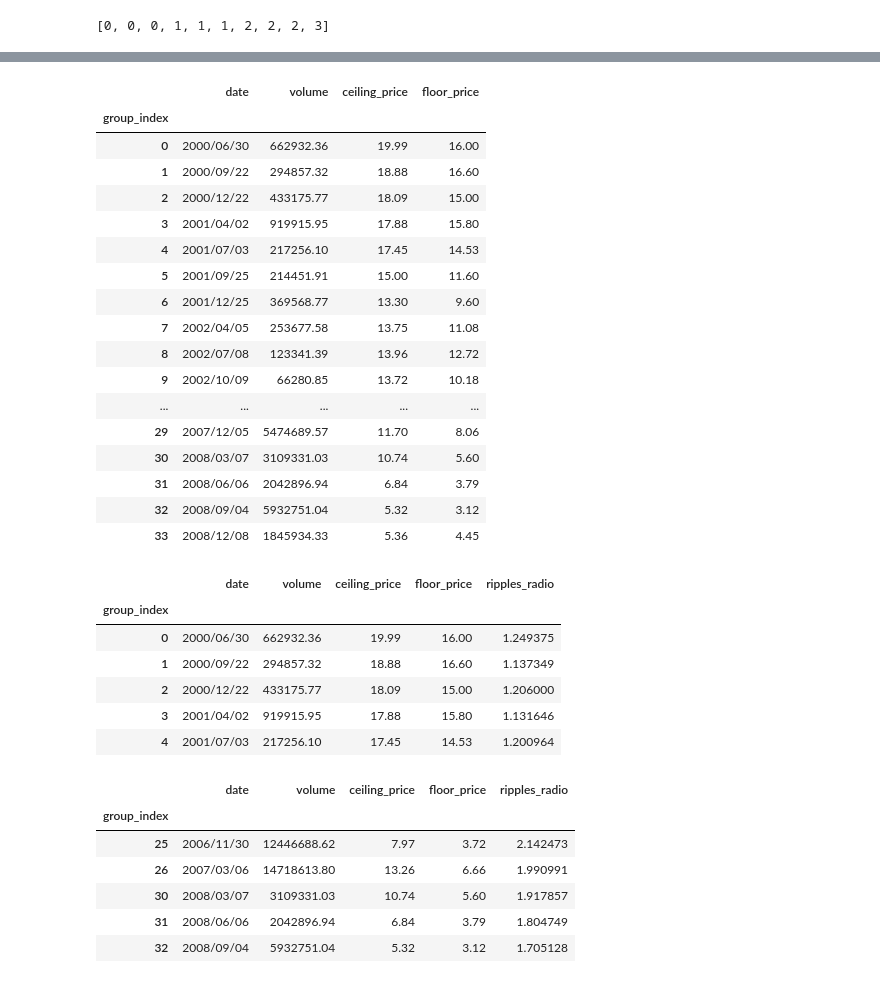
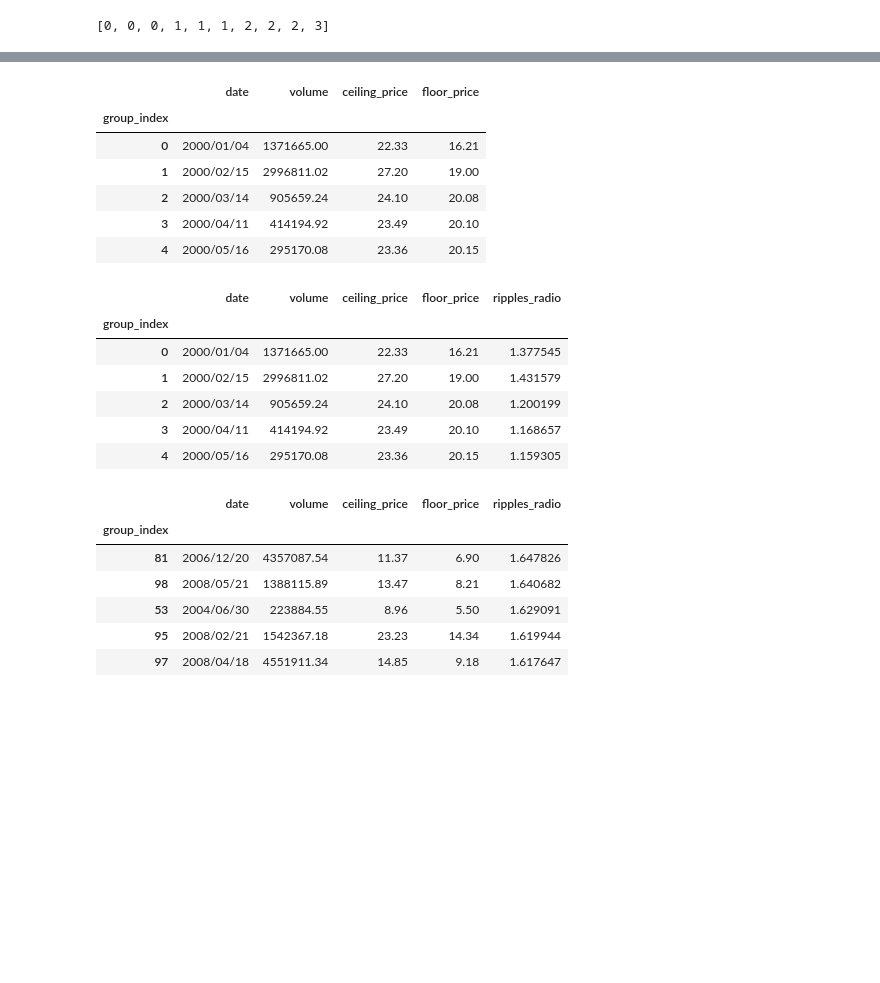
Before and after one commit to kamidox/stock-data, a Jupyter notebook: stock.ipynb, the cells around one changed output, grey strips where cells are left out. Cells and saved outputs as stored; diff of their text form; code cells hidden in the pictures; blank space fills up the shorter version.

```diff
--- a/stock.ipynb
+++ b/stock.ipynb
@@ -59,7 +62,7 @@ day.head()
 
 这里，我们直接使用青岛海尔 600690 这个股票来作为示例。我们直接读取已经合并过的数据。
 # %%
-qdhr = pd.read_csv('data/SH600300.csv')
+qdhr = pd.read_csv('data/SH600690.csv')
 qdhr.head()
 # %% [output]
 |  | date | floor_price | opening_price | ceiling_price | volume | amount | closing_price |
@@ -93,7 +96,7 @@ gen_item_group_index(10, 3)
 # %% [output]
 [0, 0, 0, 1, 1, 1, 2, 2, 2, 3]
 # %%
-group_len = 60
+group_len = 20
 
 group_index = gen_item_group_index(len(qdhr), group_len)
 # 把分组索引数据添加到股票数据里
@@ -121,26 +124,15 @@ qdhr
 # %%
 # 根据索引分组计算
 qdhr_group = qdhr.groupby('group_index').agg({'date': 'first', 'volume': 'sum', 'floor_price': 'min', 'ceiling_price': 'max'})
-qdhr_group
+qdhr_group.head()
 # %% [output]
 |  | date | volume | ceiling_price | floor_price |
 | group_index |  |  |  |  |
-| 0 | 2000/06/30 | 662932.36 | 19.99 | 16.00 |
-| 1 | 2000/09/22 | 294857.32 | 18.88 | 16.60 |
-| 2 | 2000/12/22 | 433175.77 | 18.09 | 15.00 |
-| 3 | 2001/04/02 | 919915.95 | 17.88 | 15.80 |
-| 4 | 2001/07/03 | 217256.10 | 17.45 | 14.53 |
-| 5 | 2001/09/25 | 214451.91 | 15.00 | 11.60 |
-| 6 | 2001/12/25 | 369568.77 | 13.30 | 9.60 |
-| 7 | 2002/04/05 | 253677.58 | 13.75 | 11.08 |
-| 8 | 2002/07/08 | 123341.39 | 13.96 | 12.72 |
-| 9 | 2002/10/09 | 66280.85 | 13.72 | 10.18 |
-| ... | ... | ... | ... | ... |
-| 29 | 2007/12/05 | 5474689.57 | 11.70 | 8.06 |
-| 30 | 2008/03/07 | 3109331.03 | 10.74 | 5.60 |
-| 31 | 2008/06/06 | 2042896.94 | 6.84 | 3.79 |
-| 32 | 2008/09/04 | 5932751.04 | 5.32 | 3.12 |
-| 33 | 2008/12/08 | 1845934.33 | 5.36 | 4.45 |
+| 0 | 2000/01/04 | 1371665.00 | 22.33 | 16.21 |
+| 1 | 2000/02/15 | 2996811.02 | 27.20 | 19.00 |
+| 2 | 2000/03/14 | 905659.24 | 24.10 | 20.08 |
+| 3 | 2000/04/11 | 414194.92 | 23.49 | 20.10 |
+| 4 | 2000/05/16 | 295170.08 | 23.36 | 20.15 |
 # %%
 # 添加我们的波动指标 股票波动系数 = 最高价/最低价
 qdhr_group['ripples_radio'] = qdhr_group.ceiling_price / qdhr_group.floor_price
@@ -148,19 +140,20 @@ qdhr_group.head()
 # %% [output]
 |  | date | volume | ceiling_price | floor_price | ripples_radio |
 | group_index |  |  |  |  |  |
-| 0 | 2000/06/30 | 662932.36 | 19.99 | 16.00 | 1.249375 |
-| 1 | 2000/09/22 | 294857.32 | 18.88 | 16.60 | 1.137349 |
-| 2 | 2000/12/22 | 433175.77 | 18.09 | 15.00 | 1.206000 |
-| 3 | 2001/04/02 | 919915.95 | 17.88 | 15.80 | 1.131646 |
-| 4 | 2001/07/03 | 217256.10 | 17.45 | 14.53 | 1.200964 |
+| 0 | 2000/01/04 | 1371665.00 | 22.33 | 16.21 | 1.377545 |
+| 1 | 2000/02/15 | 2996811.02 | 27.20 | 19.00 | 1.431579 |
+| 2 | 2000/03/14 | 905659.24 | 24.10 | 20.08 | 1.200199 |
+| 3 | 2000/04/11 | 414194.92 | 23.49 | 20.10 | 1.168657 |
+| 4 | 2000/05/16 | 295170.08 | 23.36 | 20.15 | 1.159305 |
 # %%
 # 降序排列。我们把分组的起始日期，交易量总和都列出来，也可以观察一下交易量和股票波动比的关系
-qdhr_group.sort_values('ripples_radio', ascending=False).head()
+qdhr_ripples = qdhr_group.sort_values('ripples_radio', ascending=False)
+qdhr_ripples.head()
 # %% [output]
 |  | date | volume | ceiling_price | floor_price | ripples_radio |
 | group_index |  |  |  |  |  |
-| 25 | 2006/11/30 | 12446688.62 | 7.97 | 3.72 | 2.142473 |
-| 26 | 2007/03/06 | 14718613.80 | 13.26 | 6.66 | 1.990991 |
-| 30 | 2008/03/07 | 3109331.03 | 10.74 | 5.60 | 1.917857 |
-| 31 | 2008/06/06 | 2042896.94 | 6.84 | 3.79 | 1.804749 |
-| 32 | 2008/09/04 | 5932751.04 | 5.32 | 3.12 | 1.705128 |
+| 81 | 2006/12/20 | 4357087.54 | 11.37 | 6.90 | 1.647826 |
+| 98 | 2008/05/21 | 1388115.89 | 13.47 | 8.21 | 1.640682 |
+| 53 | 2004/06/30 | 223884.55 | 8.96 | 5.50 | 1.629091 |
+| 95 | 2008/02/21 | 1542367.18 | 23.23 | 14.34 | 1.619944 |
+| 97 | 2008/04/18 | 4551911.34 | 14.85 | 9.18 | 1.617647 |
```
Also changed, not shown: parts of 26 cells of this notebook, 3 other files.
